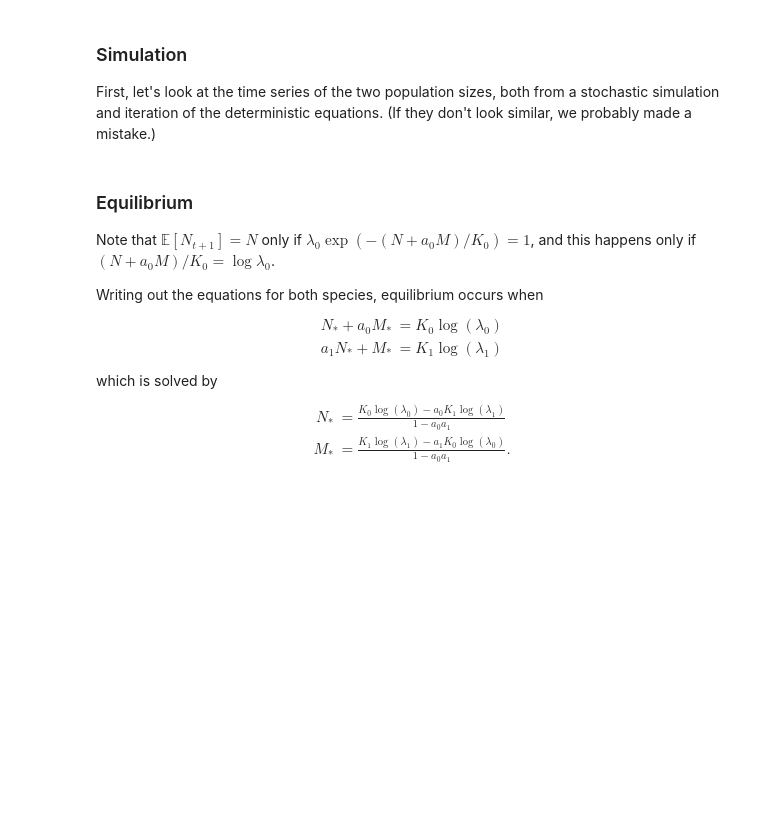
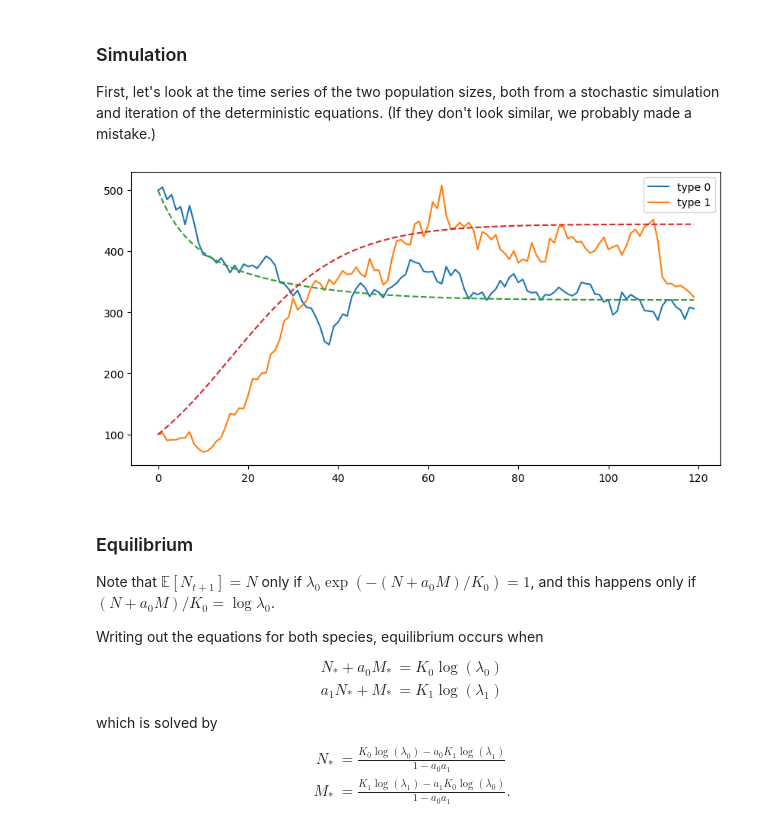
Before and after one commit to petrelharp/popbio, a Jupyter notebook: notebooks/species_interactions.ipynb, the cells around one changed output. Cells and saved outputs as stored; diff of their text form; code cells hidden in the pictures; blank space fills up the shorter version.

```diff
--- a/notebooks/species_interactions.ipynb
+++ b/notebooks/species_interactions.ipynb
@@ -80,34 +80,36 @@ def lv_eqn(N, M, lam, p, K, a):
 
 def lv_gen(N, M, lam, p, K, a):
     # this is simulating as described above
-    assert(len(M) == len(N))
+    assert len(M) == len(N)
     N_dies = np.random.binomial(N, p[0])
     M_dies = np.random.binomial(M, p[1])
     N_repro = np.random.poisson(N_dies * lam[0] * np.exp(-((N + a[0]*M)/K[0])))
     M_repro = np.random.poisson(M_dies * lam[1] * np.exp(-((M + a[1]*N)/K[1])))
     next_N = N - N_dies + N_repro
     next_M = M - M_dies + M_repro
     return next_N, next_M
 
 # we'll use **kwargs to avoid re-typing these over and over
 lv_args = {
         'lam' : [1.2, 1.1],    # fecundity
         'p' : [0.5, 0.9],      # survival prob
         'K' : [2000, 5000],      # carrying capacity
         'a' : [0.1, 0.1]  # encounter rate
     }
 
 # random simulation
 N, M = run_sim_2d([500], [100], lv_gen, 120, dtype='int',
                     **lv_args)
 # deterministic
 tN, tM = run_sim_2d([500], [100], lv_eqn, 120, dtype='float',
                     **lv_args)
 
 fig, ax = plt.subplots()
 ax.plot(np.column_stack([N, M]), label=["type 0", "type 1"])
 ax.plot(np.column_stack([tN, tM]), linestyle="--")
 ax.legend();
+# %% [output]
+[figure, added]
 # %% [markdown]
 ### Equilibrium
 
```
Also changed, not shown: parts of 7 cells of this notebook, 2 other files.
